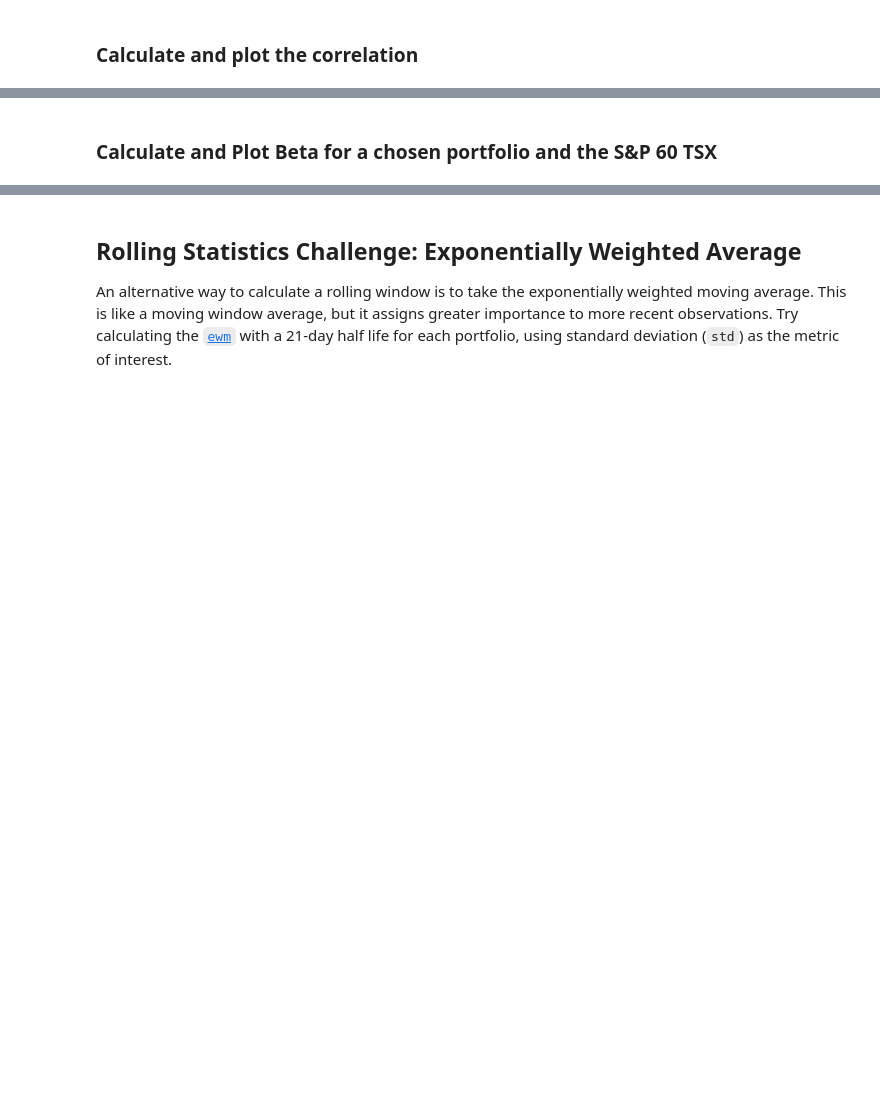
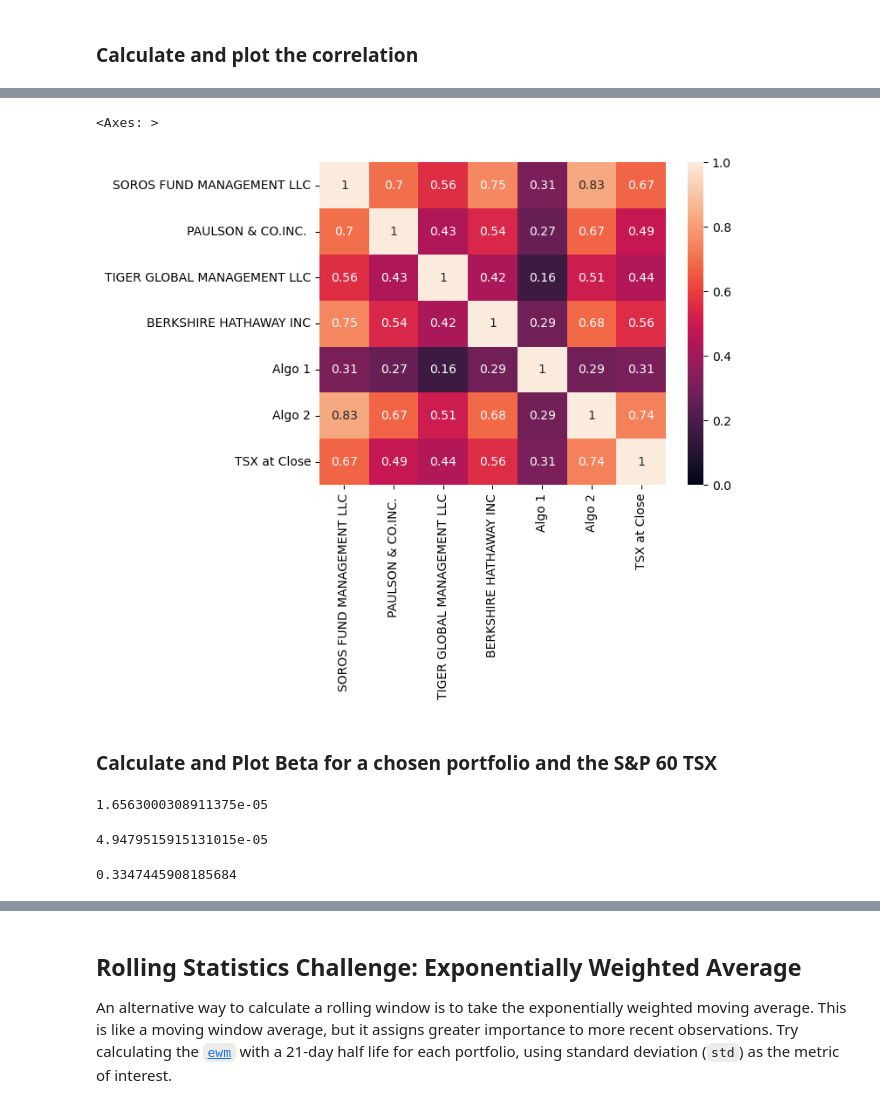
Before and after one commit to victorpintom/Challenge-4, a Jupyter notebook: Starter_Code/whale_analysis.ipynb, the cells around one changed output, grey strips where cells are left out. Cells and saved outputs as stored; diff of their text form; code cells hidden in the pictures; blank space fills up the shorter version.

```diff
--- a/Starter_Code/whale_analysis.ipynb
+++ b/Starter_Code/whale_analysis.ipynb
@@ -430,3 +447,6 @@ Risk changes over time. Analyze the rolling statistics for Risk and Beta.
 # Calculate the correlation
 
 # Display de correlation matrix
+# %%
+correlation = joined_returns.corr()
+correlation
@@ -432,0 +462,6 @@ Risk changes over time. Analyze the rolling statistics for Risk and Beta.
+# %%
+import seaborn as sns
+sns.heatmap(correlation, vmin=0, vmax=1, annot=True)
+# %% [output]
+<Axes: >
+[figure, added]
@@ -440,3 +478,18 @@ Risk changes over time. Analyze the rolling statistics for Risk and Beta.
 # Computing beta
 
 # Plot beta trend
+# %%
+covariance_algo1 = joined_returns['Algo 1'].cov(joined_returns['TSX at Close'])
+covariance_algo1
+# %% [output]
+1.6563000308911375e-05
+# %%
+variance_TSX = joined_returns['TSX at Close'].var()
+variance_TSX
+# %% [output]
+4.9479515915131015e-05
+# %%
+algo1_beta = covariance_algo1 / variance_TSX
+algo1_beta
+# %% [output]
+0.3347445908185684
```
Also changed, not shown: parts of 52 cells of this notebook, 5 other files.
